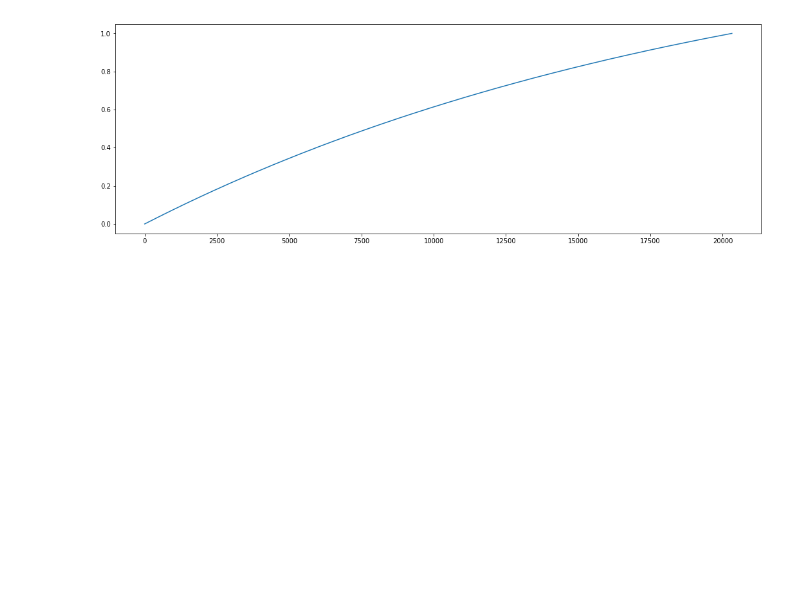
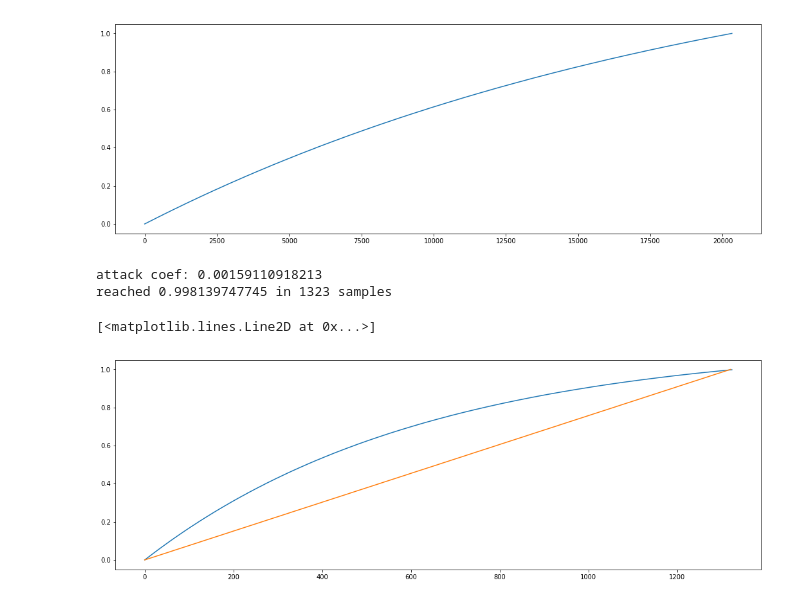
Before and after one commit to rknLA/pd-blosc, a Jupyter notebook: notebook/008-exponents.ipynb, the cells around one changed output. Drawn from its saved outputs; the diff is of its cells as text; code cells hidden in the pictures; blank space fills up the shorter version.

Commit message:
More playing around with exponential curves vs linear

```diff
--- a/notebook/008-exponents.ipynb
+++ b/notebook/008-exponents.ipynb
@@ -233,3 +233,21 @@ attack coef: 4.89290729123e-05
 reached 1.0 in 20319 samples
 [<matplotlib.lines.Line2D at 0x...>]
 [figure]
+# %%
+def plot_lin(start, end, time_ms, sample_rate):
+    samples = sample_rate / 1000 * time_ms
+    increment = float(end - start) / samples
+    out = start
+    out_arr = [out]
+    for i in range(0, samples):
+        out += increment
+        out_arr.append(out)
+    return np.array(out_arr)
+# %%
+plot(exp_ramp_ms_hard(0.0, 1.0, 30, 0.88, 44100))
+plot(plot_lin(0.0, 1.0, 30, 44100))
+# %% [output]
+attack coef: 0.00159110918213
+reached 0.998139747745 in 1323 samples
+[<matplotlib.lines.Line2D at 0x...>]
+[figure, added]
```
Also changed, not shown: parts of 10 cells of this notebook.
